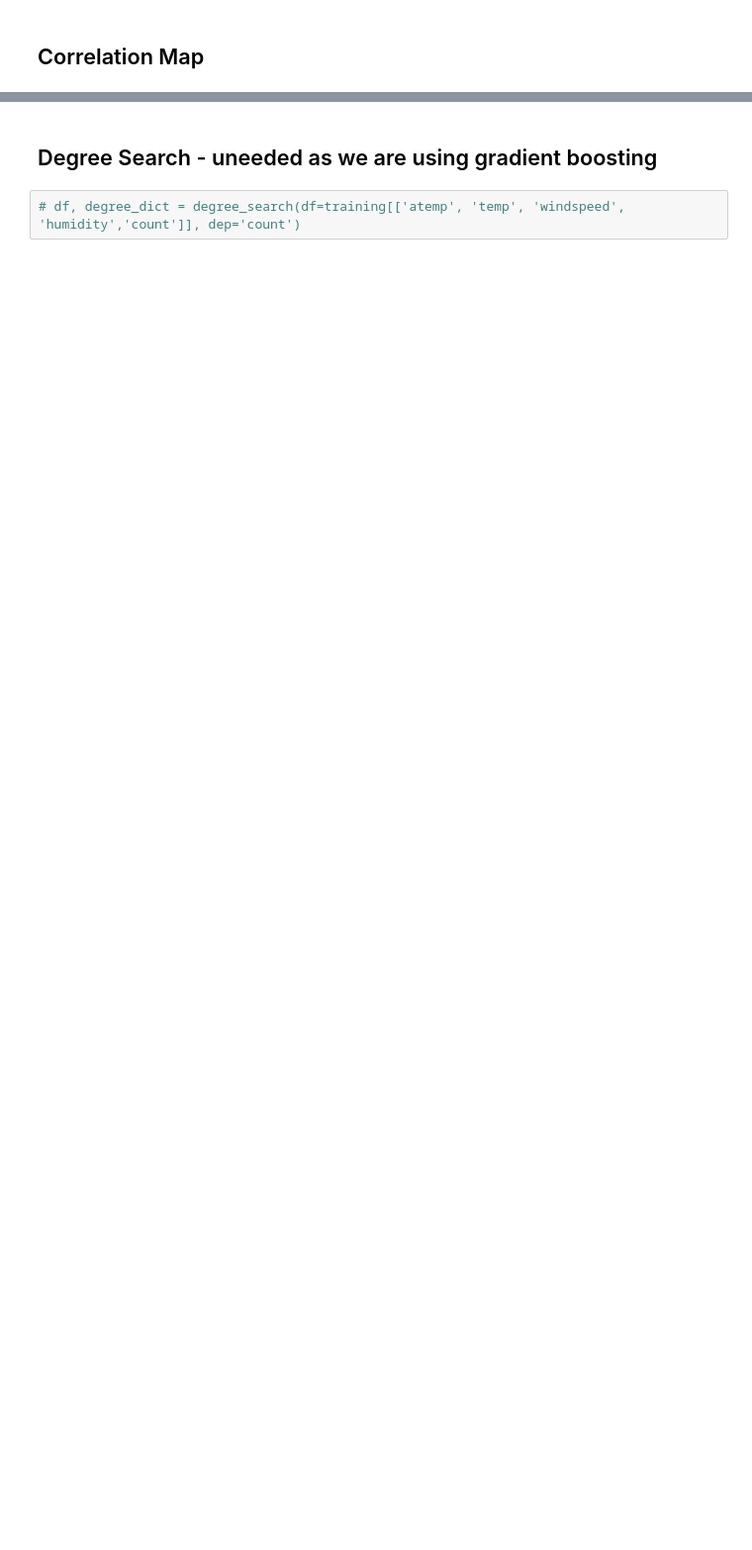
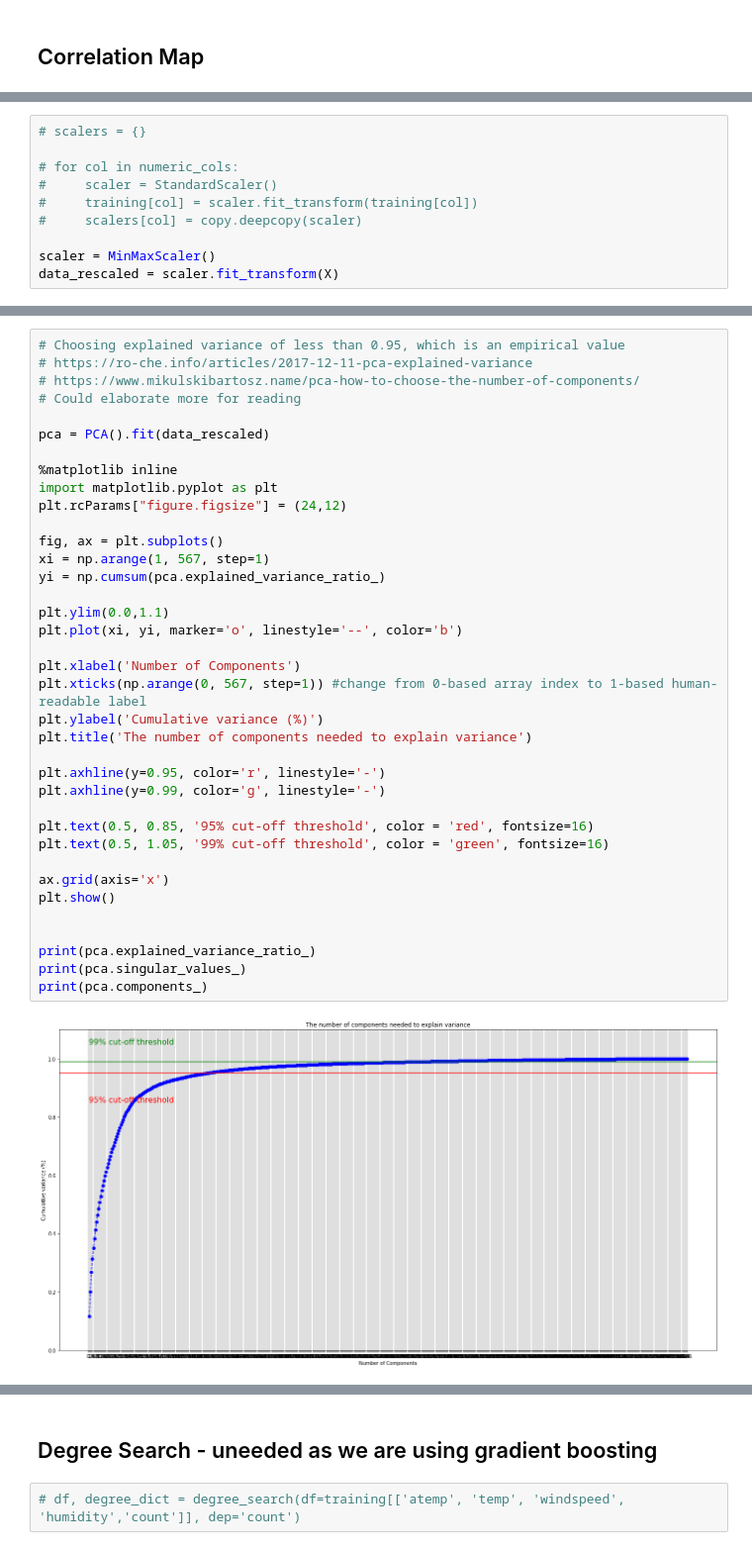
Before and after one commit to EdwinCXM/GoogleAnalyticsRevenuePrediction, a Jupyter notebook: GoogleAnalyticsMain.ipynb, the cells around one changed output, grey strips where cells are left out. Shown at 99% size. Cells and saved outputs as stored; diff of their text form; blank space fills up the shorter version.

```diff
--- a/GoogleAnalyticsMain.ipynb
+++ b/GoogleAnalyticsMain.ipynb
@@ -279,0 +303,10 @@ sn.heatmap(corrMatt, mask=mask,vmax=.8, square=True,annot=True)
+# %%
+# scalers = {}
+
+# for col in numeric_cols:
+#     scaler = StandardScaler()
+#     training[col] = scaler.fit_transform(training[col])
+#     scalers[col] = copy.deepcopy(scaler)
+
+scaler = MinMaxScaler()
+data_rescaled = scaler.fit_transform(X)
@@ -279,0 +315,39 @@ sn.heatmap(corrMatt, mask=mask,vmax=.8, square=True,annot=True)
+# %%
+# Choosing explained variance of less than 0.95, which is an empirical value
+# https://ro-che.info/articles/2017-12-11-pca-explained-variance
+# https://www.mikulskibartosz.name/pca-how-to-choose-the-number-of-components/
+# Could elaborate more for reading
+
+pca = PCA().fit(data_rescaled)
+
+%matplotlib inline
+import matplotlib.pyplot as plt
+plt.rcParams["figure.figsize"] = (24,12)
+
+fig, ax = plt.subplots()
+xi = np.arange(1, 567, step=1)
+yi = np.cumsum(pca.explained_variance_ratio_)
+
+plt.ylim(0.0,1.1)
+plt.plot(xi, yi, marker='o', linestyle='--', color='b')
+
+plt.xlabel('Number of Components')
+plt.xticks(np.arange(0, 567, step=1)) #change from 0-based array index to 1-based human-readable label
+plt.ylabel('Cumulative variance (%)')
+plt.title('The number of components needed to explain variance')
+
+plt.axhline(y=0.95, color='r', linestyle='-')
+plt.axhline(y=0.99, color='g', linestyle='-')
+
+plt.text(0.5, 0.85, '95% cut-off threshold', color = 'red', fontsize=16)
+plt.text(0.5, 1.05, '99% cut-off threshold', color = 'green', fontsize=16)
+
+ax.grid(axis='x')
+plt.show()
+
+
+print(pca.explained_variance_ratio_)
+print(pca.singular_values_)
+print(pca.components_)
+# %% [output]
+[figure, added]
```
Also changed, not shown: parts of 67 cells of this notebook.
